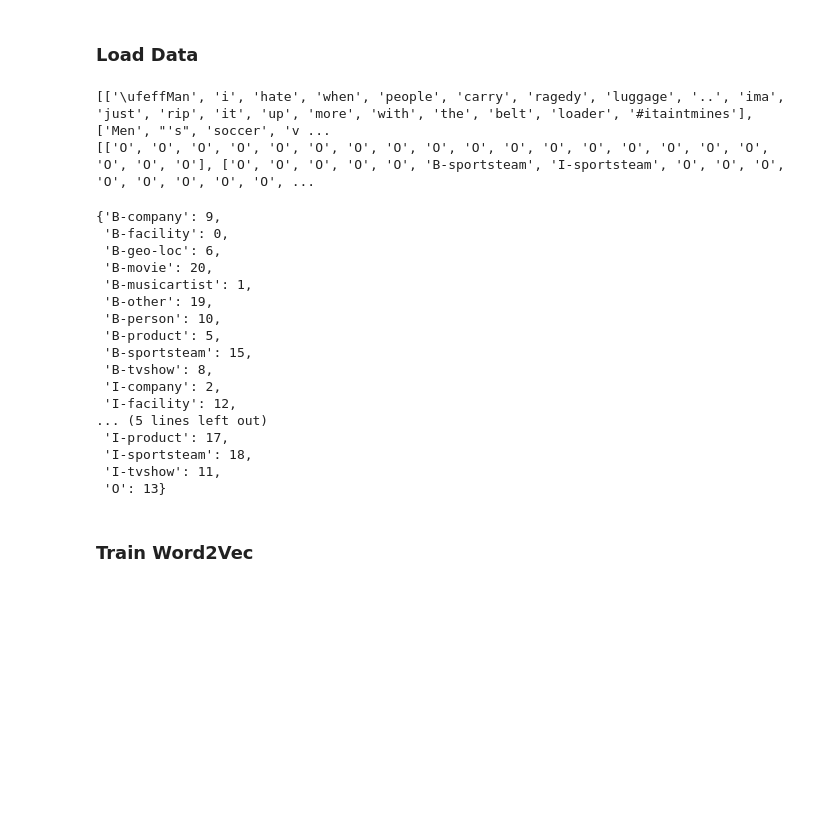
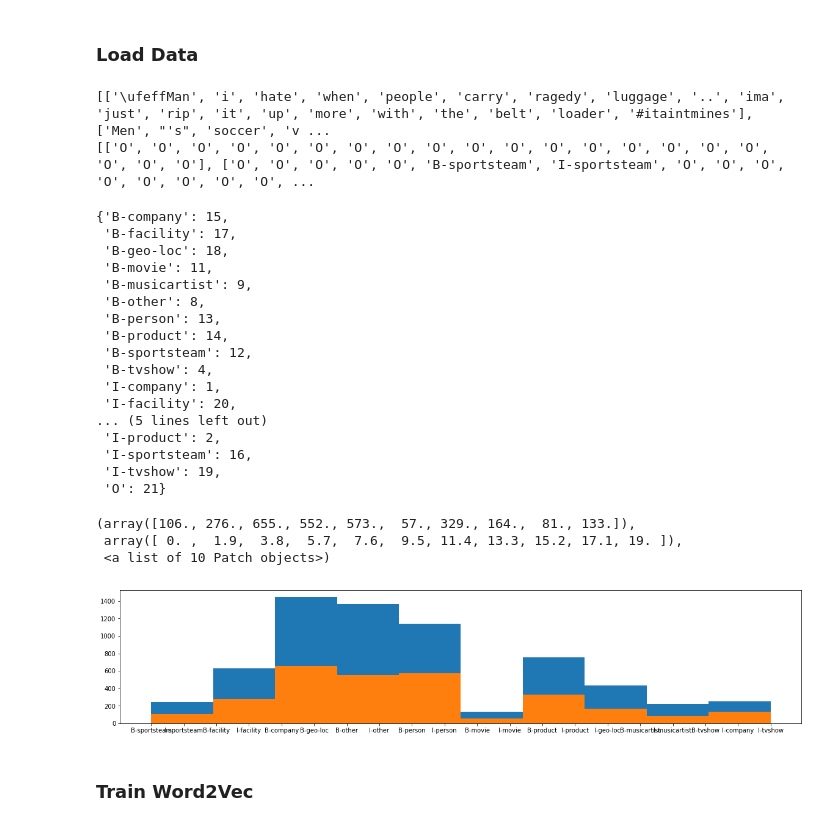
Before and after one commit to TatyanaGreenkina/Research, a Jupyter notebook: Test.ipynb, the cells around one changed output. Cells and saved outputs as stored; diff of their text form; code cells hidden in the pictures; blank space fills up the shorter version.

```diff
--- a/Test.ipynb
+++ b/Test.ipynb
@@ -33,25 +35,25 @@ print(tags[:4])
 
 tags_set = set([j for i in tags for j in i])
 
-labels_indicates = {ind: tag for ind, tag in zip(tags_set, range(len(tags_set)))}
+labels_indicates = {ind: tag for ind, tag in zip(tags_set, range(1, len(tags_set) + 1))}
 labels_indicates
 # %% [output]
 [['\ufeffMan', 'i', 'hate', 'when', 'people', 'carry', 'ragedy', 'luggage', '..', 'ima', 'just', 'rip', 'it', 'up', 'more', 'with', 'the', 'belt', 'loader', '#itaintmines'], ['Men', "'s", 'soccer', 'v ...
 [['O', 'O', 'O', 'O', 'O', 'O', 'O', 'O', 'O', 'O', 'O', 'O', 'O', 'O', 'O', 'O', 'O', 'O', 'O', 'O'], ['O', 'O', 'O', 'O', 'O', 'B-sportsteam', 'I-sportsteam', 'O', 'O', 'O', 'O', 'O', 'O', 'O', 'O', ...
-{'B-company': 9,
- 'B-facility': 0,
- 'B-geo-loc': 6,
- 'B-movie': 20,
- 'B-musicartist': 1,
- 'B-other': 19,
- 'B-person': 10,
- 'B-product': 5,
- 'B-sportsteam': 15,
- 'B-tvshow': 8,
- 'I-company': 2,
- 'I-facility': 12,
+{'B-company': 15,
+ 'B-facility': 17,
+ 'B-geo-loc': 18,
+ 'B-movie': 11,
+ 'B-musicartist': 9,
+ 'B-other': 8,
+ 'B-person': 13,
+ 'B-product': 14,
+ 'B-sportsteam': 12,
+ 'B-tvshow': 4,
+ 'I-company': 1,
+ 'I-facility': 20,
 ... (5 lines left out)
- 'I-product': 17,
- 'I-sportsteam': 18,
- 'I-tvshow': 11,
- 'O': 13}
+ 'I-product': 2,
+ 'I-sportsteam': 16,
+ 'I-tvshow': 19,
+ 'O': 21}
@@ -58,3 +66,16 @@ labels_indicates
+# %%
+plt.figure(figsize=(20, 4))
+
+train_tags_set = [j for i in train_tags for j in i if j != 'O']
+plt.hist(train_tags_set)
+
+test_tags_set = [j for i in test_tags for j in i if j != 'O']
+plt.hist(test_tags_set)
+# %% [output]
+(array([106., 276., 655., 552., 573.,  57., 329., 164.,  81., 133.]),
+ array([ 0. ,  1.9,  3.8,  5.7,  7.6,  9.5, 11.4, 13.3, 15.2, 17.1, 19. ]),
+ <a list of 10 Patch objects>)
+[figure, added]
 # %% [markdown]
 ### Train Word2Vec
 # %%
```
Also changed, not shown: parts of 10 cells of this notebook.
